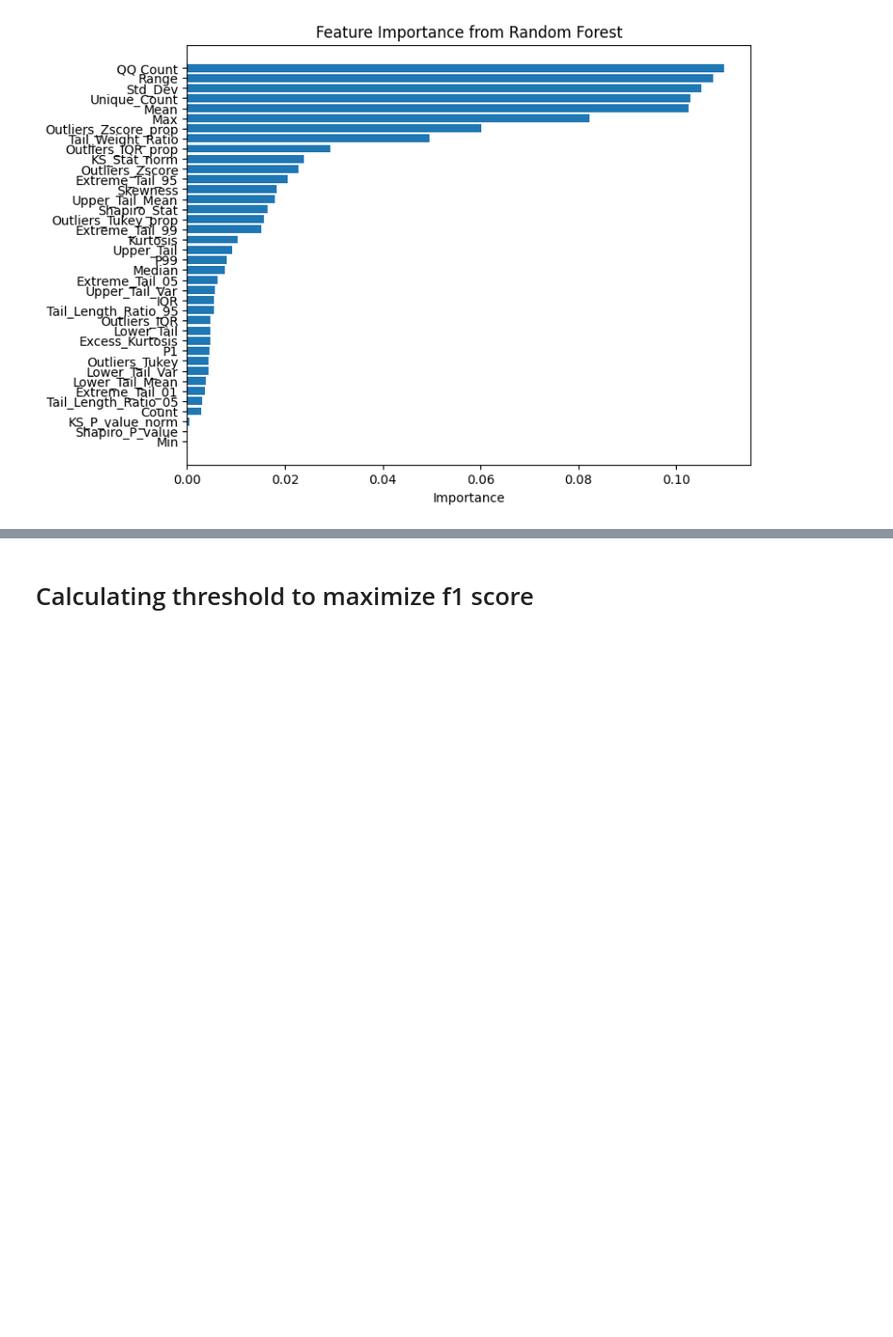
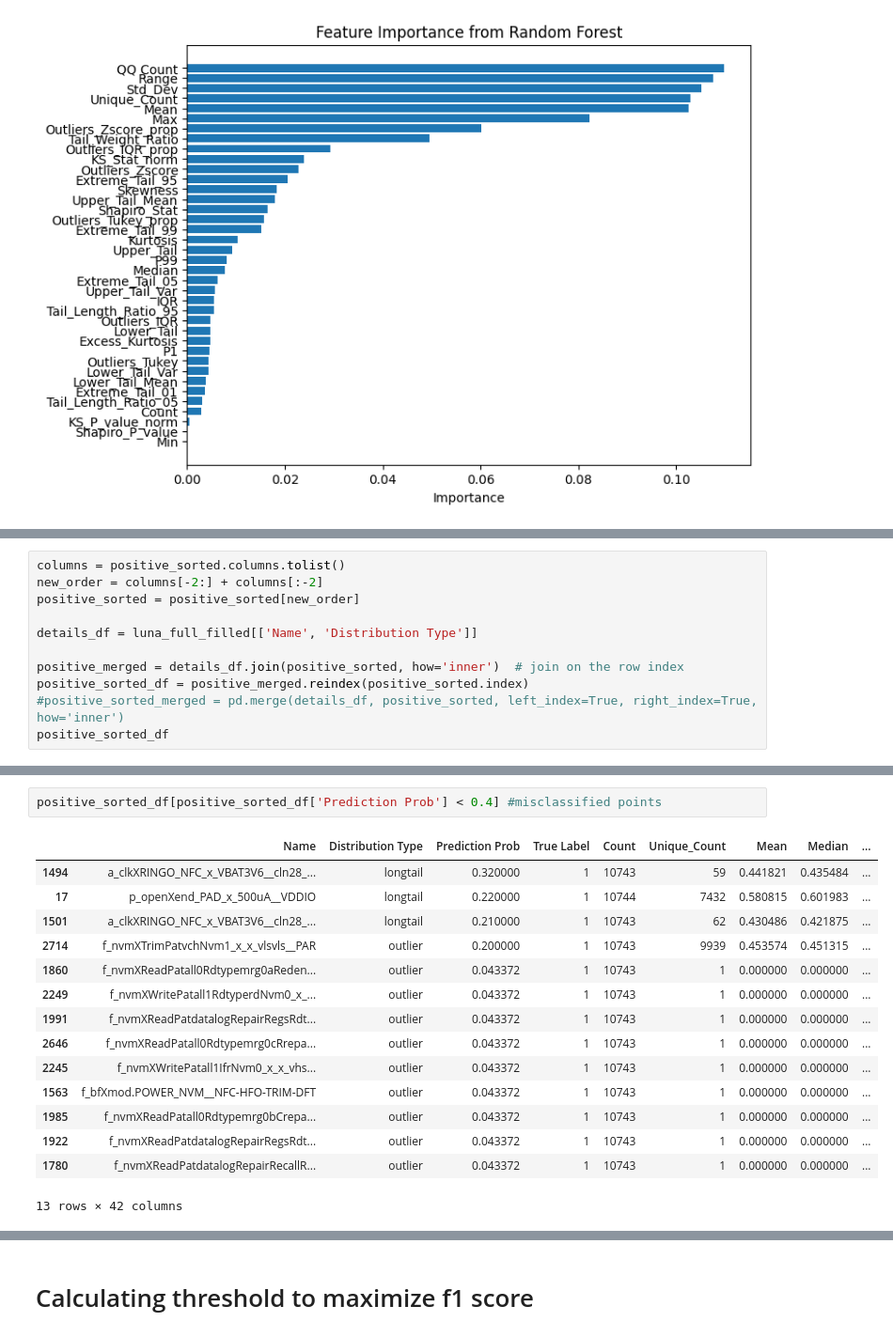
Before and after one commit to chan-cee/wafers, a Jupyter notebook: Luna/Modelling/Luna Modelling.ipynb, the cells around one changed output, grey strips where cells are left out. Shown: that part at 94% size. Saved outputs shown, nothing was run; the diff lists cells and outputs as text; blank space fills up the shorter version.

```diff
--- a/Luna/Modelling/Luna Modelling.ipynb
+++ b/Luna/Modelling/Luna Modelling.ipynb
@@ -148,0 +174,11 @@ plt.show()
+# %%
+columns = positive_sorted.columns.tolist()
+new_order = columns[-2:] + columns[:-2]
+positive_sorted = positive_sorted[new_order]
+
+details_df = luna_full_filled[['Name', 'Distribution Type']]
+
+positive_merged = details_df.join(positive_sorted, how='inner')  # join on the row index
+positive_sorted_df = positive_merged.reindex(positive_sorted.index)
+#positive_sorted_merged = pd.merge(details_df, positive_sorted, left_index=True, right_index=True, how='inner')
+positive_sorted_df
@@ -148,0 +199,18 @@ plt.show()
+# %%
+positive_sorted_df[positive_sorted_df['Prediction Prob'] < 0.4] #misclassified points
+# %% [output]
+|  | Name | Distribution Type | Prediction Prob | True Label | Count | Unique_Count | Mean | Median | ... |
+| 1494 | a_clkXRINGO_NFC_x_VBAT3V6__cln28_... | longtail | 0.320000 | 1 | 10743 | 59 | 0.441821 | 0.435484 | ... |
+| 17 | p_openXend_PAD_x_500uA__VDDIO | longtail | 0.220000 | 1 | 10744 | 7432 | 0.580815 | 0.601983 | ... |
+| 1501 | a_clkXRINGO_NFC_x_VBAT3V6__cln28_... | longtail | 0.210000 | 1 | 10743 | 62 | 0.430486 | 0.421875 | ... |
+| 2714 | f_nvmXTrimPatvchNvm1_x_x_vlsvls__PAR | outlier | 0.200000 | 1 | 10743 | 9939 | 0.453574 | 0.451315 | ... |
+| 1860 | f_nvmXReadPatall0Rdtypemrg0aReden... | outlier | 0.043372 | 1 | 10743 | 1 | 0.000000 | 0.000000 | ... |
+| 2249 | f_nvmXWritePatall1RdtyperdNvm0_x_... | outlier | 0.043372 | 1 | 10743 | 1 | 0.000000 | 0.000000 | ... |
+| 1991 | f_nvmXReadPatdatalogRepairRegsRdt... | outlier | 0.043372 | 1 | 10743 | 1 | 0.000000 | 0.000000 | ... |
+| 2646 | f_nvmXReadPatall0Rdtypemrg0cRrepa... | outlier | 0.043372 | 1 | 10743 | 1 | 0.000000 | 0.000000 | ... |
+| 2245 | f_nvmXWritePatall1IfrNvm0_x_x_vhs... | outlier | 0.043372 | 1 | 10743 | 1 | 0.000000 | 0.000000 | ... |
+| 1563 | f_bfXmod.POWER_NVM__NFC-HFO-TRIM-DFT | outlier | 0.043372 | 1 | 10743 | 1 | 0.000000 | 0.000000 | ... |
+| 1985 | f_nvmXReadPatall0Rdtypemrg0bCrepa... | outlier | 0.043372 | 1 | 10743 | 1 | 0.000000 | 0.000000 | ... |
+| 1922 | f_nvmXReadPatdatalogRepairRegsRdt... | outlier | 0.043372 | 1 | 10743 | 1 | 0.000000 | 0.000000 | ... |
+| 1780 | f_nvmXReadPatdatalogRepairRecallR... | outlier | 0.043372 | 1 | 10743 | 1 | 0.000000 | 0.000000 | ... |
+13 rows × 42 columns
```
Also changed, not shown: parts of 6 cells of this notebook, 1 other file.
